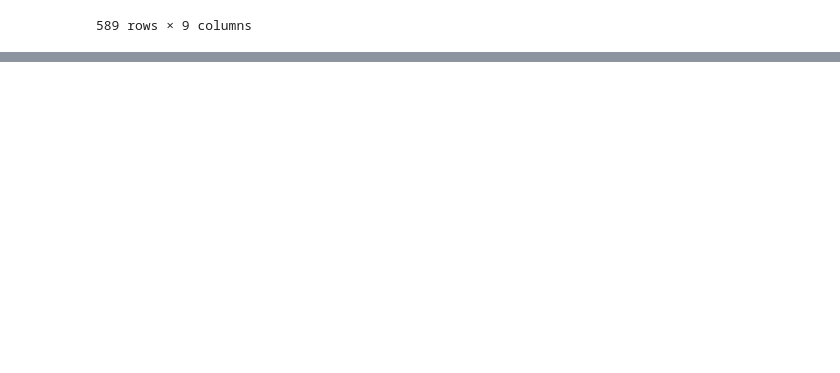
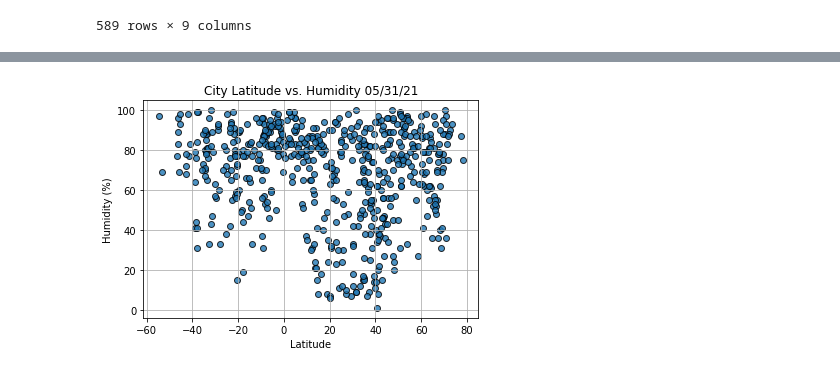
Before and after one commit to js816/World_Weather_Analysis, a Jupyter notebook: WeatherPy.ipynb, the cells around one changed output, grey strips where cells are left out. Saved outputs shown, nothing was run; the diff lists cells and outputs as text; code cells hidden in the pictures; blank space fills up the shorter version.

```diff
--- a/WeatherPy.ipynb
+++ b/WeatherPy.ipynb
@@ -247,0 +304,21 @@ rearranged_city_data_df.to_csv(output_data_file, index_label="City_ID")
+# %%
+# Build the scatter plot for latitude vs. humidity.
+plt.scatter(lats,
+            humidity,
+            edgecolor="black", linewidths=1, marker="o",
+            alpha=0.8, label="Cities")
+
+# Incorporate the other graph properties.
+# Changed chart title to 5/31/2021 since that's when the data was queried and the CSV saved
+plt.title("City Latitude vs. Humidity 05/31/21")
+plt.ylabel("Humidity (%)")
+plt.xlabel("Latitude")
+plt.grid(True)
+
+# Save the figure.
+plt.savefig("weather_data/Fig2.png")
+
+# Show plot.
+plt.show()
+# %% [output]
+[figure, added]
```
Also changed, not shown: parts of 9 cells of this notebook, 5 other files.
